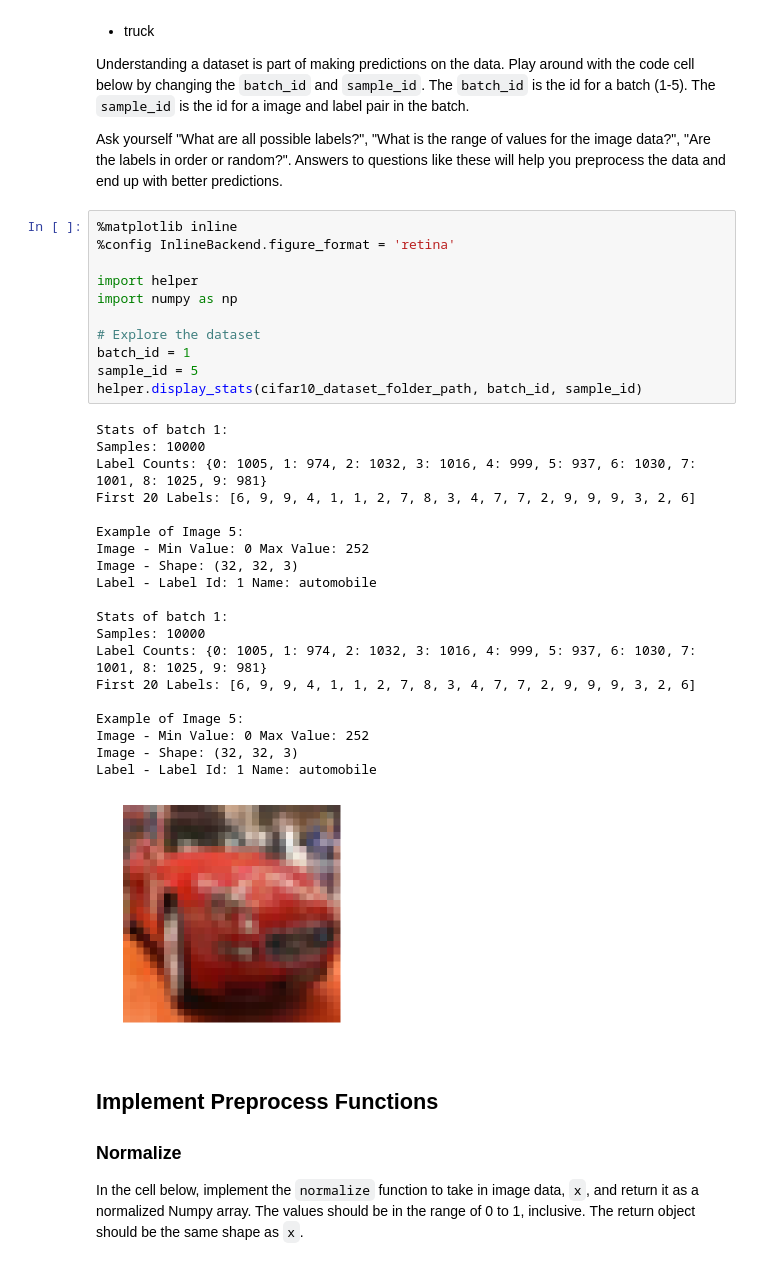
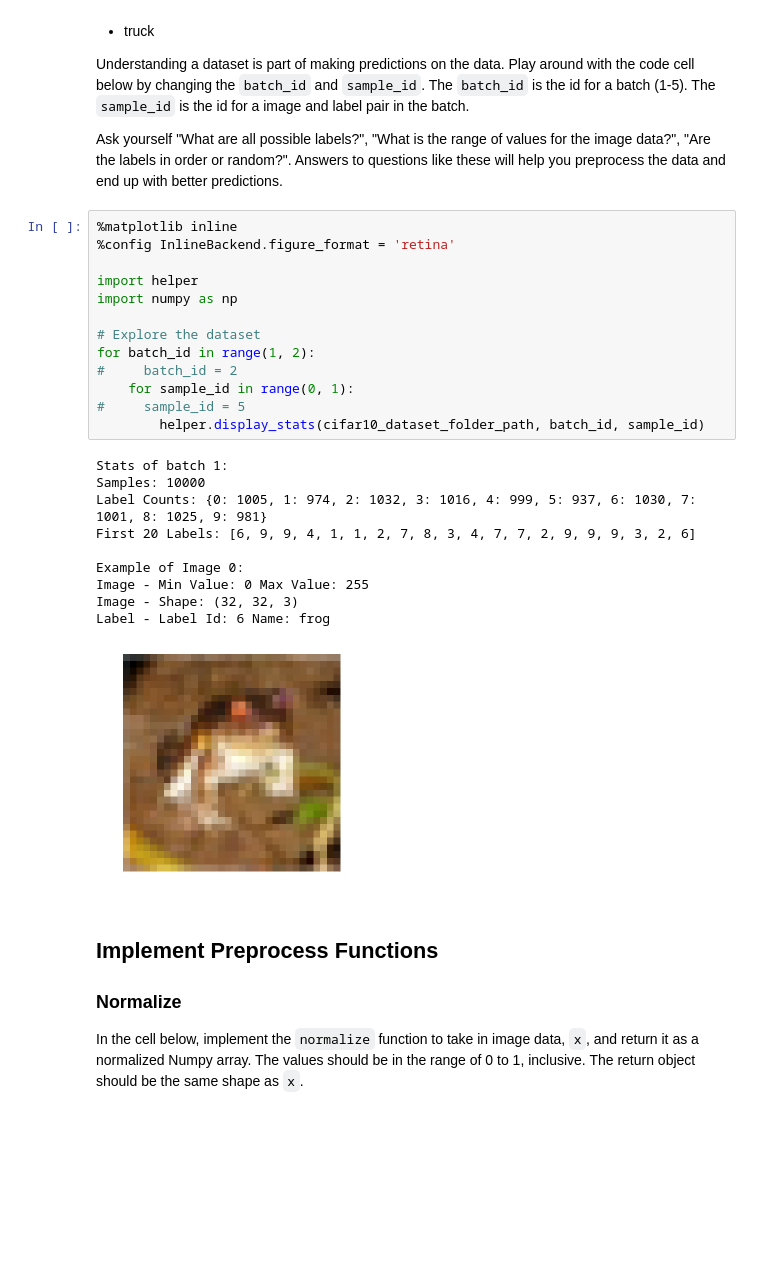
Before and after one commit to mikedelong/machine-learning, a Jupyter notebook: tensorflow/image_classification.ipynb, the cells around one changed output. Drawn from its saved outputs; the diff is of its cells as text; blank space fills up the shorter version.

```diff
--- a/tensorflow/image_classification.ipynb
+++ b/tensorflow/image_classification.ipynb
@@ -59,35 +59,27 @@ Ask yourself "What are all possible labels?", "What is the range of values for t
 # %%
 %matplotlib inline
 %config InlineBackend.figure_format = 'retina'
 
 import helper
 import numpy as np
 
 # Explore the dataset
-batch_id = 1
-sample_id = 5
-helper.display_stats(cifar10_dataset_folder_path, batch_id, sample_id)
+for batch_id in range(1, 2):
+#     batch_id = 2
+    for sample_id in range(0, 1):
+#     sample_id = 5
+        helper.display_stats(cifar10_dataset_folder_path, batch_id, sample_id)
 # %% [output]
 Stats of batch 1:
 Samples: 10000
 Label Counts: {0: 1005, 1: 974, 2: 1032, 3: 1016, 4: 999, 5: 937, 6: 1030, 7: 1001, 8: 1025, 9: 981}
 First 20 Labels: [6, 9, 9, 4, 1, 1, 2, 7, 8, 3, 4, 7, 7, 2, 9, 9, 9, 3, 2, 6]
 
-Example of Image 5:
-Image - Min Value: 0 Max Value: 252
+Example of Image 0:
+Image - Min Value: 0 Max Value: 255
 Image - Shape: (32, 32, 3)
-Label - Label Id: 1 Name: automobile
-
-Stats of batch 1:
-Samples: 10000
-Label Counts: {0: 1005, 1: 974, 2: 1032, 3: 1016, 4: 999, 5: 937, 6: 1030, 7: 1001, 8: 1025, 9: 981}
-First 20 Labels: [6, 9, 9, 4, 1, 1, 2, 7, 8, 3, 4, 7, 7, 2, 9, 9, 9, 3, 2, 6]
-
-Example of Image 5:
-Image - Min Value: 0 Max Value: 252
-Image - Shape: (32, 32, 3)
-Label - Label Id: 1 Name: automobile
+Label - Label Id: 6 Name: frog
-[figure, old version]
+[figure, new version]
 # %% [markdown]
 ## Implement Preprocess Functions
 ### Normalize
```
Also changed, not shown: parts of 1 cell of this notebook.
